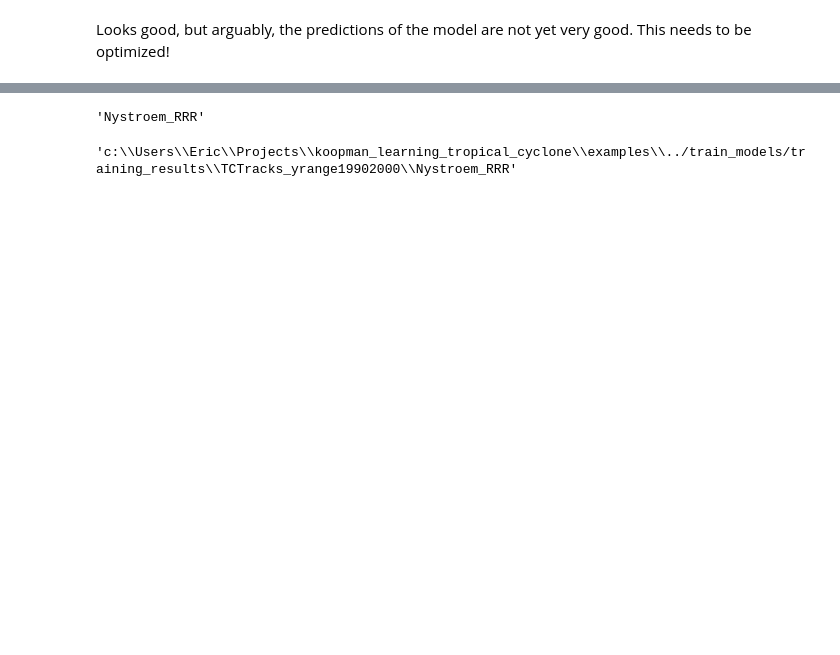
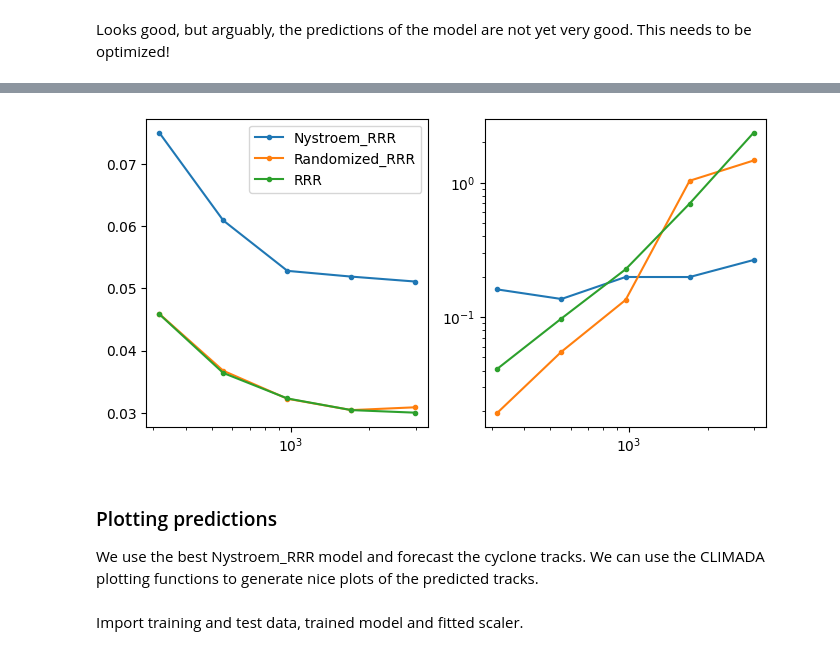
Before and after one commit to ejbrun/koopman_learning_tropical_cyclone, a Jupyter notebook: examples/koopman_kernel_for_TC_plot_prediction.ipynb, the cells around one changed output, grey strips where cells are left out. Drawn from its saved outputs; the diff is of its cells as text; code cells hidden in the pictures; blank space fills up the shorter version.

Commit message:
koopman kernel training and evaluation

```diff
--- a/examples/koopman_kernel_for_TC_plot_prediction.ipynb
+++ b/examples/koopman_kernel_for_TC_plot_prediction.ipynb
@@ -181,0 +203,10 @@ Set some specific parameters and load default values for all other parameters.
+# %%
+current_file_dir_path = os.getcwd()
+path_training_results = os.path.join(
+    current_file_dir_path,
+    "../train_models/",
+    "training_results",
+)
+
+train_stops = [316, 554, 973, 1707, 2995]
+model_strings = ["Nystroem_RRR", "Randomized_RRR", "RRR"]
@@ -182,11 +215,11 @@ Set some specific parameters and load default values for all other parameters.
 # %%
-flag_params = {
-    "koopman_kernel_num_train_stops": 5,
-    "year_range": [1990, 2000],
-    "model": "Nystroem_RRR",
-}
-flag_params = extend_by_default_flag_values(flag_params)
+results = {}
+for model_str in model_strings:
+    flag_params = {
+        "koopman_kernel_num_train_stops": 5,
+        "year_range": [1990, 2000],
+        "model": model_str,
+    }
+    flag_params = extend_by_default_flag_values(flag_params)
+
+    results[model_str] = load_model_results(flag_params, path_training_results, train_stops)
-# %%
-flag_params["model"]
-# %% [output]
-'Nystroem_RRR'
@@ -205,4 +225,0 @@ import_dir = os.path.join(
-# %%
-import_dir
-# %% [output]
-'c:\\Users\\Eric\\Projects\\koopman_learning_tropical_cyclone\\examples\\../train_models/training_results\\TCTracks_yrange19902000\\Nystroem_RRR'
@@ -212,0 +226,27 @@ from klearn_tcyclone.KNF.modules.eval_metrics import (
+# %%
+fig, ax = plt.subplots(1,2)
+fig.set_size_inches(8,4)
+
+
+for idx, model_str in enumerate(model_strings):
+
+    train_stops = np.sort([x for x in results[model_str].keys() if isinstance(x, int)])
+    rmse = [results[model_str][stop]["eval_rmse"] for stop in train_stops]
+    fit_times = [results[model_str][stop]["fit_time"] for stop in train_stops]
+
+    ax[0].plot(train_stops, rmse, color = f"C{idx}", label=model_str, marker=".")
+    ax[1].plot(train_stops, fit_times, color = f"C{idx}", label=model_str, marker=".")
+
+ax[0].set_xscale("log")
+ax[0].legend()
+
+ax[1].set_xscale("log")
+ax[1].set_yscale("log")
+# %% [output]
+[figure, added]
+# %% [markdown]
+### Plotting predictions
+
+We use the best Nystroem_RRR model and forecast the cyclone tracks. We can use the CLIMADA plotting functions to generate nice plots of the predicted tracks.
+# %% [markdown]
+Import training and test data, trained model and fitted scaler.
```
Also changed, not shown: parts of 33 cells of this notebook, 1 other file.
